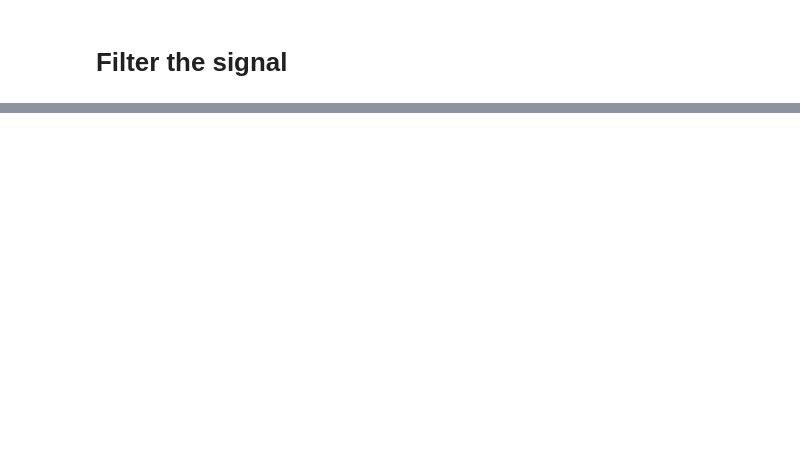
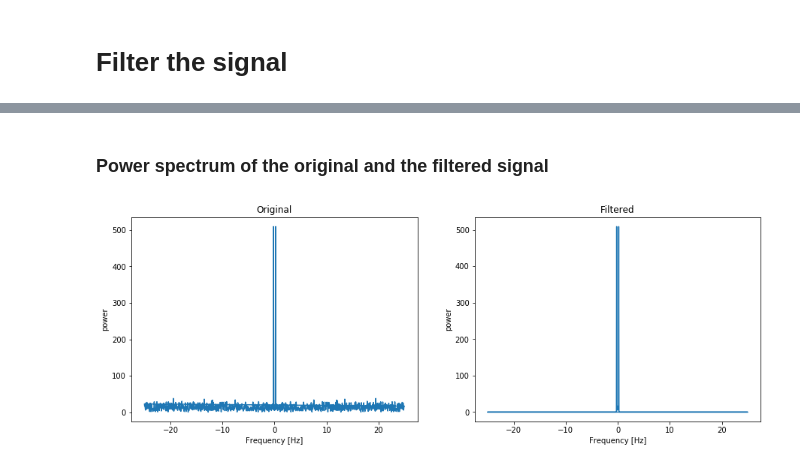
Before and after one commit to matteofrigo/verona18, a Jupyter notebook: fourier/00_ft_basics.ipynb, the cells around one changed output, grey strips where cells are left out. Drawn from its saved outputs; the diff is of its cells as text; code cells hidden in the pictures; blank space fills up the shorter version.

```diff
--- a/fourier/00_ft_basics.ipynb
+++ b/fourier/00_ft_basics.ipynb
@@ -67,0 +77,31 @@ plt.legend(loc='best')
+# %% [markdown]
+### Power spectrum of the original and the filtered signal
+# %%
+# The FFT of the signal
+sig_fft_filtered = fftpack.fft(filtered_sig)
+
+# And the power (sig_fft is of complex dtype)
+power_filtered = np.abs(sig_fft_filtered)
+
+# The corresponding frequencies
+sample_freq_filtered = fftpack.fftfreq(filtered_sig.size, d=time_step)
+
+# Plot the FFT power
+plt.figure(figsize=(15, 5))
+
+plt.subplot(121)
+plt.plot(sample_freq, power)
+plt.xlabel('Frequency [Hz]')
+plt.ylabel('power')
+plt.title('Original')
+
+plt.subplot(122)
+plt.plot(sample_freq_filtered, power_filtered)
+plt.xlabel('Frequency [Hz]')
+plt.ylabel('power')
+plt.title('Filtered')
+
+
+plt.show()
+# %% [output]
+[figure, added]
```
Also changed, not shown: parts of 4 cells of this notebook.
